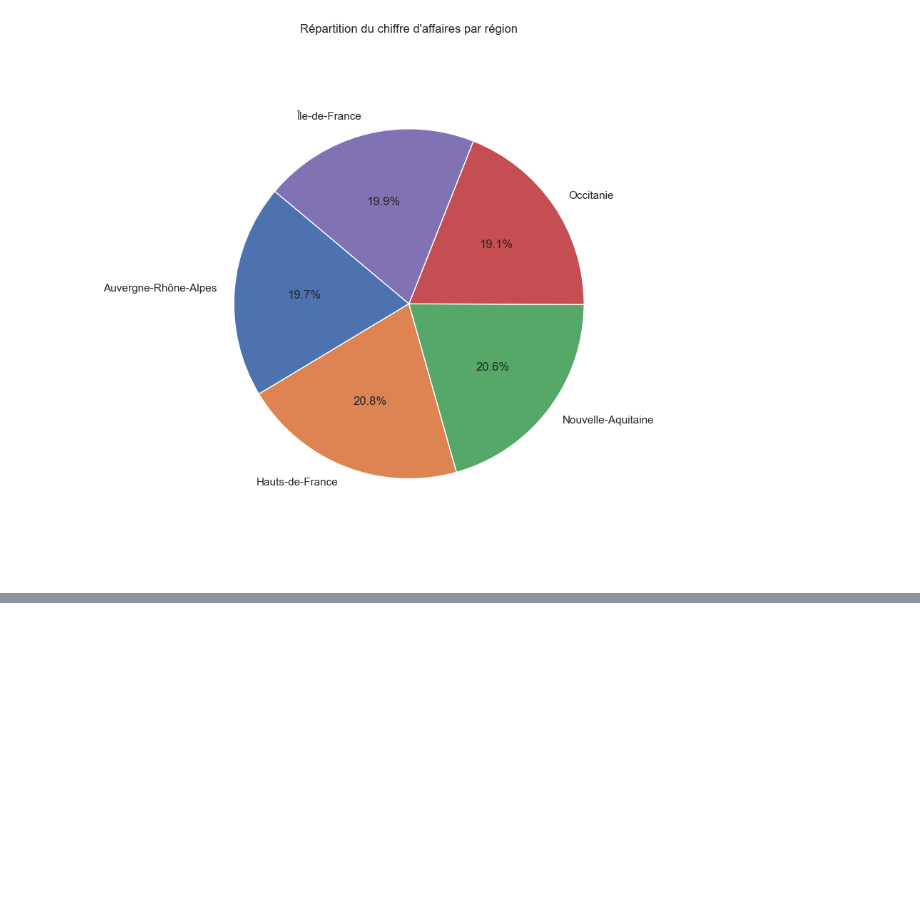
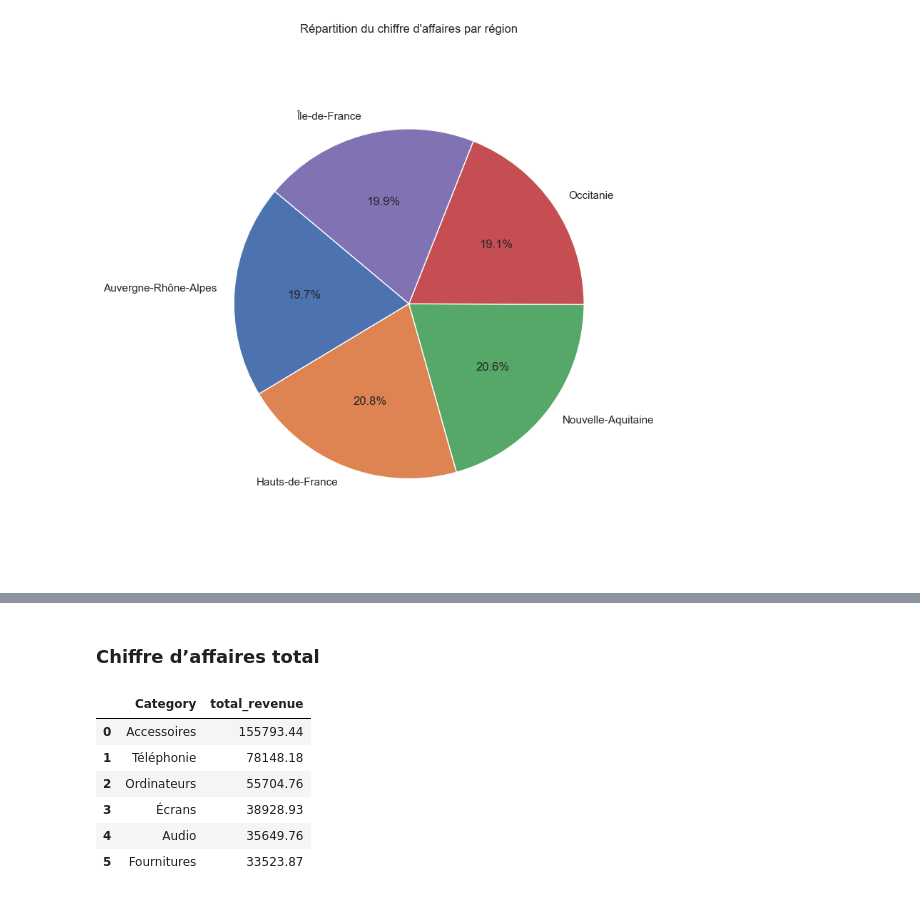
Before and after one commit to estherSilenou/sales-dashboard-ecommerce, a Jupyter notebook: data/notebook/analysis.ipynb, the cells around one changed output, grey strips where cells are left out. Cells and saved outputs as stored; diff of their text form; code cells hidden in the pictures; blank space fills up the shorter version.

```diff
--- a/data/notebook/analysis.ipynb
+++ b/data/notebook/analysis.ipynb
@@ -267,0 +303,19 @@ plt.show()
+# %% [markdown]
+### Chiffre d’affaires total
+# %%
+query = """
+SELECT Category AS Category, ROUND(SUM(Total), 2) AS total_revenue
+FROM ventes
+GROUP BY Category
+ORDER BY total_revenue DESC;
+"""
+df_category = pd.read_sql_query(query, conn)
+df_category
+# %% [output]
+|  | Category | total_revenue |
+| 0 | Accessoires | 155793.44 |
+| 1 | Téléphonie | 78148.18 |
+| 2 | Ordinateurs | 55704.76 |
+| 3 | Écrans | 38928.93 |
+| 4 | Audio | 35649.76 |
+| 5 | Fournitures | 33523.87 |
```
Also changed, not shown: parts of 12 cells of this notebook, 3 other files.
